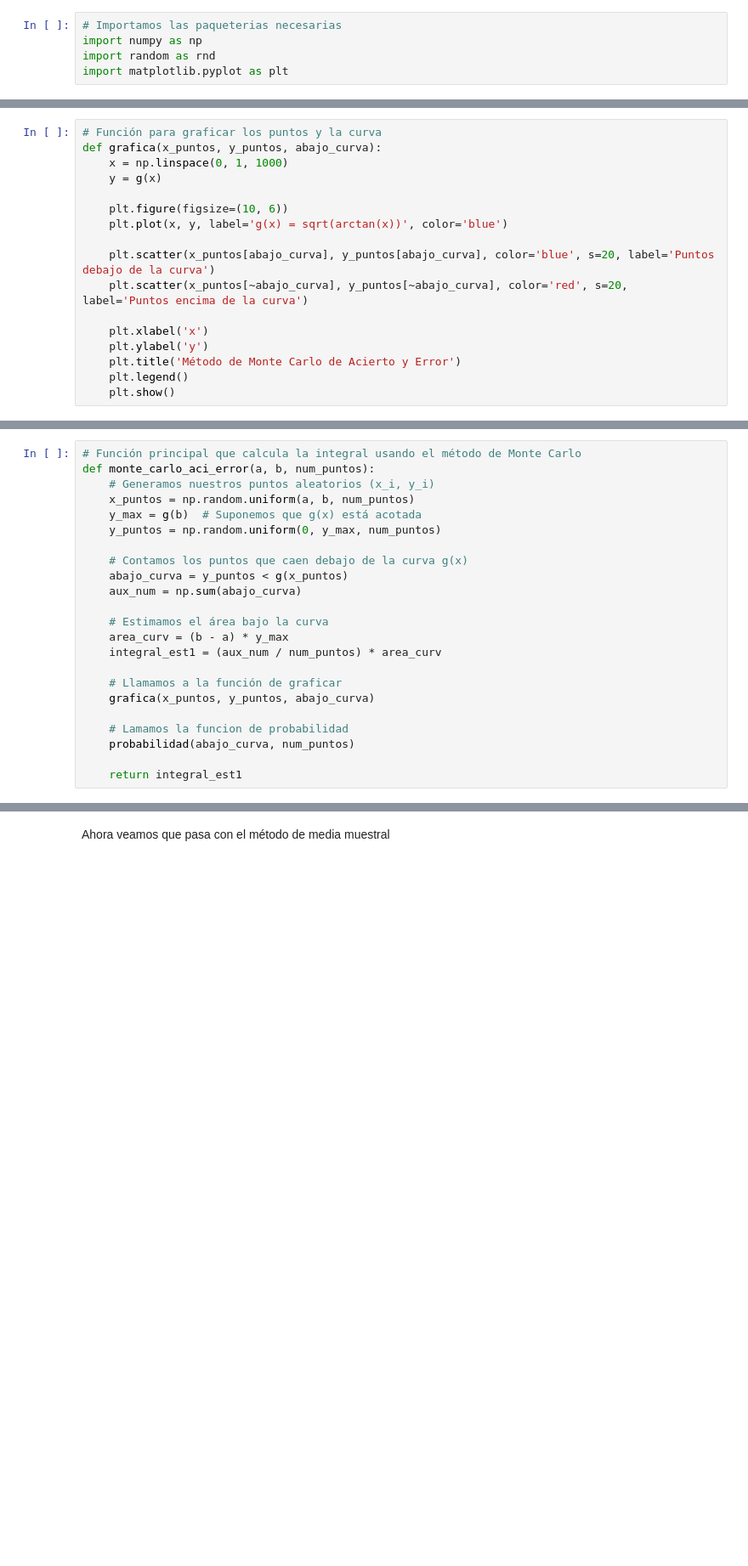
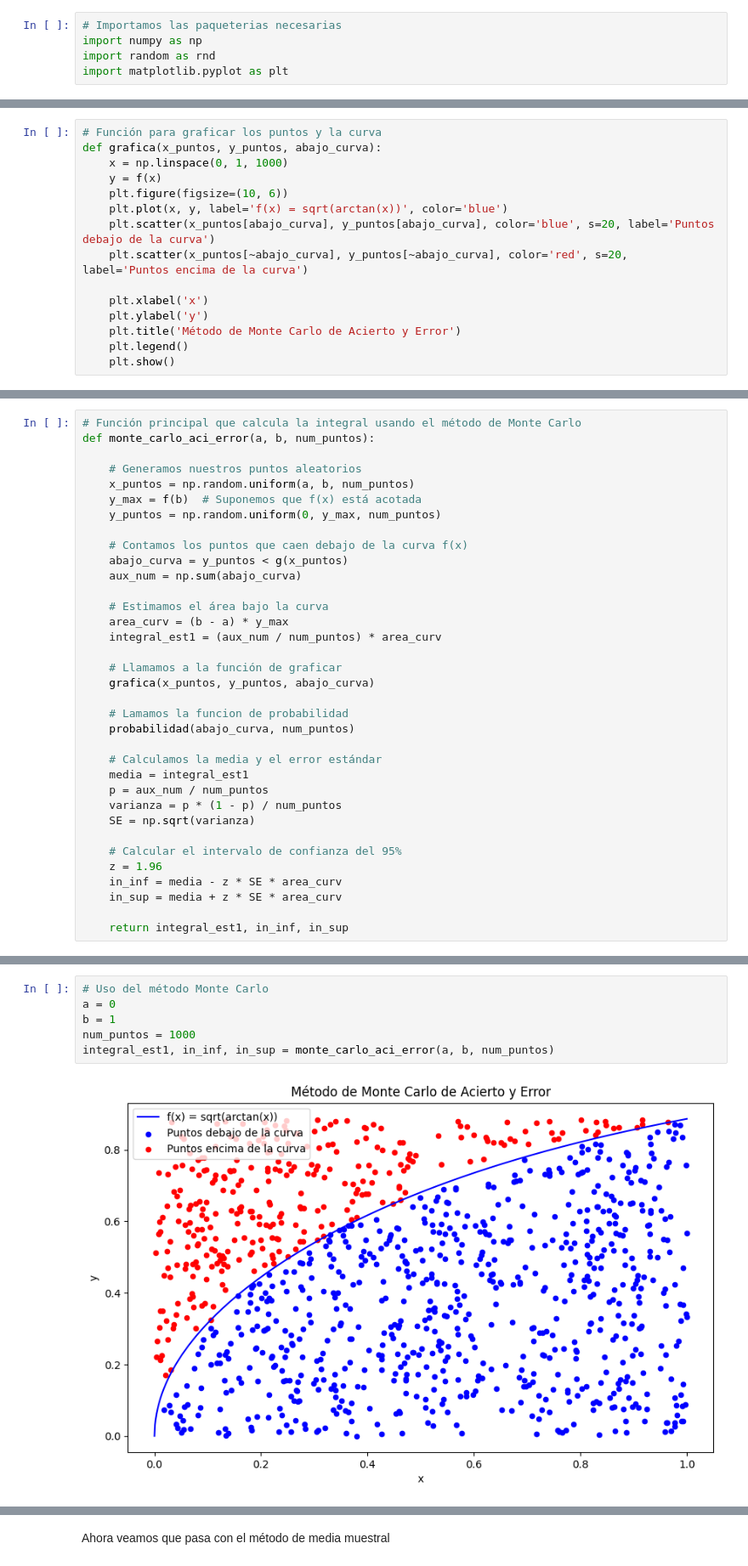
Before and after one commit to MaricelaMH/Simulacion-1, a Jupyter notebook: MC.ipynb, the cells around one changed output, grey strips where cells are left out. Shown at 85% size. Cells and saved outputs as stored; diff of their text form; blank space fills up the shorter version.

```diff
--- a/MC.ipynb
+++ b/MC.ipynb
@@ -51,11 +44,9 @@ def g(x):
 # Función para graficar los puntos y la curva
 def grafica(x_puntos, y_puntos, abajo_curva):
     x = np.linspace(0, 1, 1000)
-    y = g(x)
-
+    y = f(x)
     plt.figure(figsize=(10, 6))
-    plt.plot(x, y, label='g(x) = sqrt(arctan(x))', color='blue')
-
+    plt.plot(x, y, label='f(x) = sqrt(arctan(x))', color='blue')
     plt.scatter(x_puntos[abajo_curva], y_puntos[abajo_curva], color='blue', s=20, label='Puntos debajo de la curva')
     plt.scatter(x_puntos[~abajo_curva], y_puntos[~abajo_curva], color='red', s=20, label='Puntos encima de la curva')
 
@@ -81,12 +73,13 @@ def probabilidad(abajo_curva, num_puntos):
 # %%
 # Función principal que calcula la integral usando el método de Monte Carlo
 def monte_carlo_aci_error(a, b, num_puntos):
-    # Generamos nuestros puntos aleatorios (x_i, y_i)
+
+    # Generamos nuestros puntos aleatorios
     x_puntos = np.random.uniform(a, b, num_puntos)
-    y_max = g(b)  # Suponemos que g(x) está acotada
+    y_max = f(b)  # Suponemos que f(x) está acotada
     y_puntos = np.random.uniform(0, y_max, num_puntos)
 
-    # Contamos los puntos que caen debajo de la curva g(x)
+    # Contamos los puntos que caen debajo de la curva f(x)
     abajo_curva = y_puntos < g(x_puntos)
     aux_num = np.sum(abajo_curva)
 
@@ -100,4 +93,15 @@ def monte_carlo_aci_error(a, b, num_puntos):
     # Lamamos la funcion de probabilidad
     probabilidad(abajo_curva, num_puntos)
 
-    return integral_est1
+    # Calculamos la media y el error estándar
+    media = integral_est1
+    p = aux_num / num_puntos
+    varianza = p * (1 - p) / num_puntos
+    SE = np.sqrt(varianza)
+
+    # Calcular el intervalo de confianza del 95%
+    z = 1.96
+    in_inf = media - z * SE * area_curv
+    in_sup = media + z * SE * area_curv
+
+    return integral_est1, in_inf, in_sup
@@ -111,0 +108,8 @@ Estimación de la integral: 0.6318797978478163
+# %%
+# Uso del método Monte Carlo
+a = 0
+b = 1
+num_puntos = 1000
+integral_est1, in_inf, in_sup = monte_carlo_aci_error(a, b, num_puntos)
+# %% [output]
+[figure, added]
```
Also changed, not shown: parts of 21 cells of this notebook.
